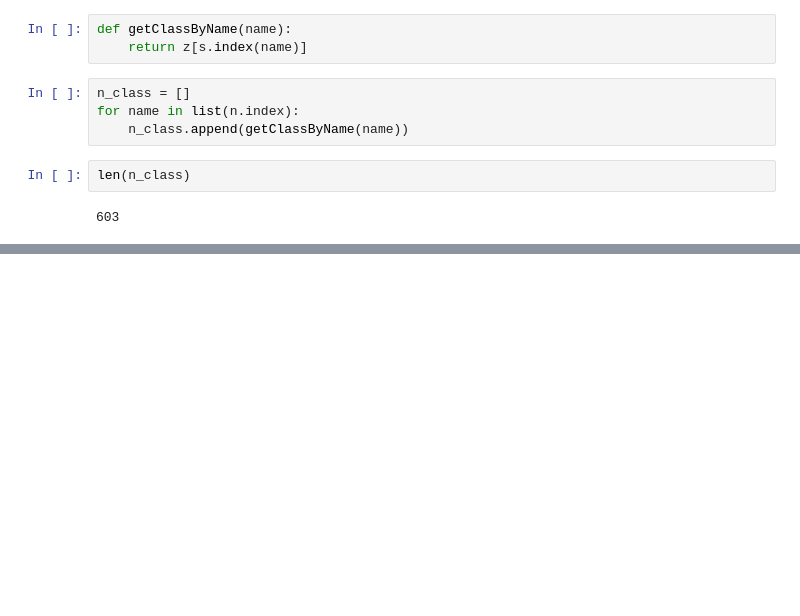
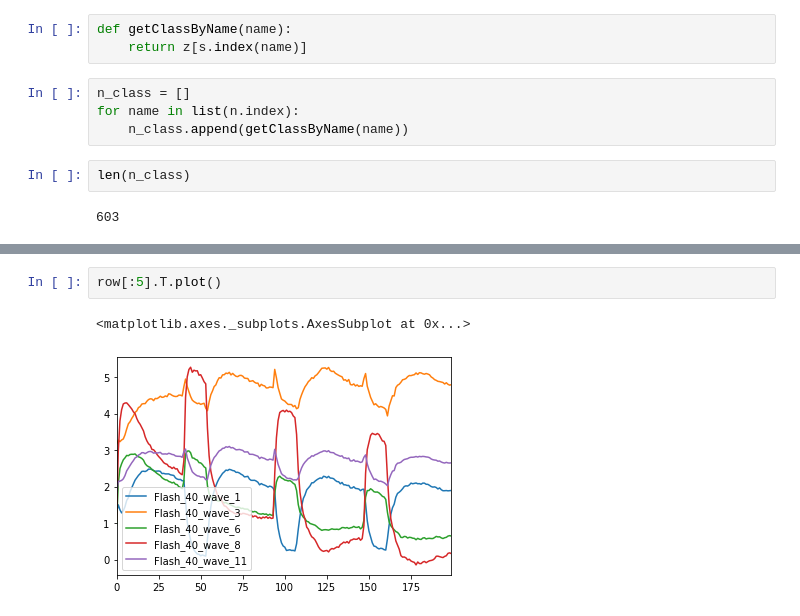
Before and after one commit to christopher-gong/optometry, a Jupyter notebook: sp20/clustering/clean combine cluster.ipynb, the cells around one changed output, grey strips where cells are left out. Drawn from its saved outputs; the diff is of its cells as text; blank space fills up the shorter version.

```diff
--- a/sp20/clustering/clean combine cluster.ipynb
+++ b/sp20/clustering/clean combine cluster.ipynb
@@ -142,0 +218,5 @@ n
+# %%
+row[:5].T.plot()
+# %% [output]
+<matplotlib.axes._subplots.AxesSubplot at 0x...>
+[figure, added]
```
Also changed, not shown: parts of 12 cells of this notebook, 36 other files.
